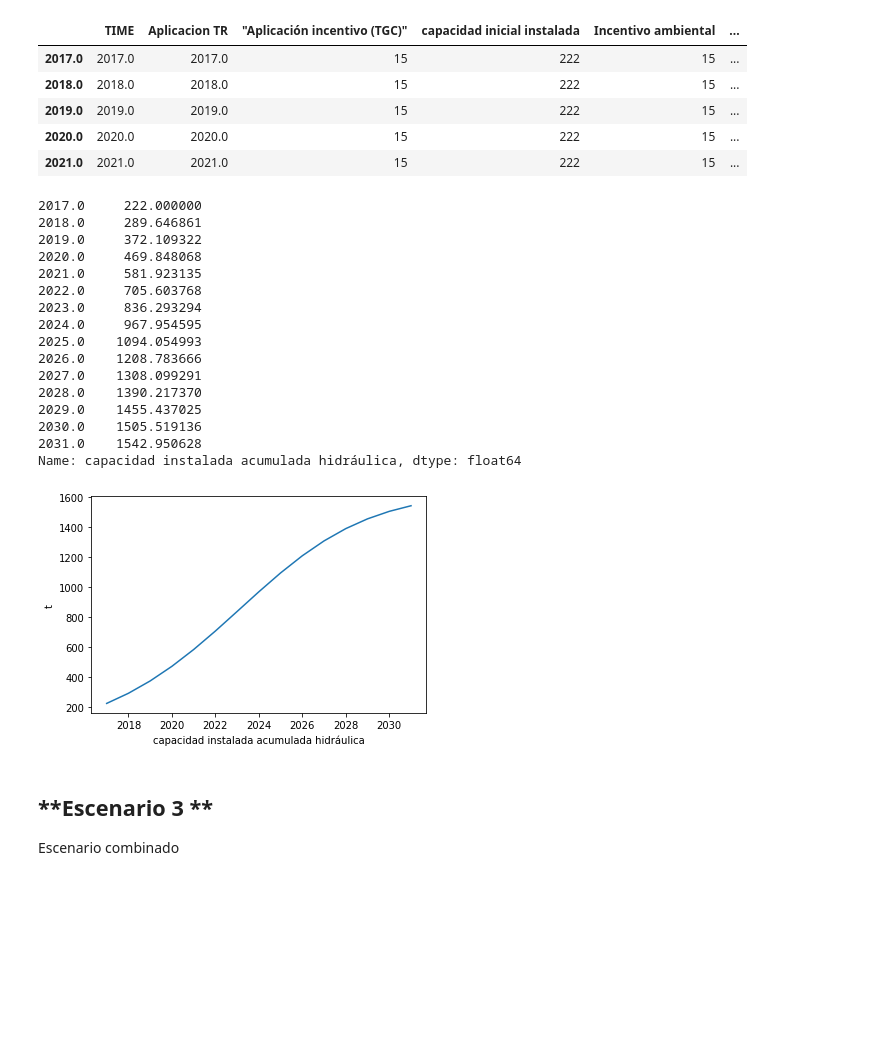
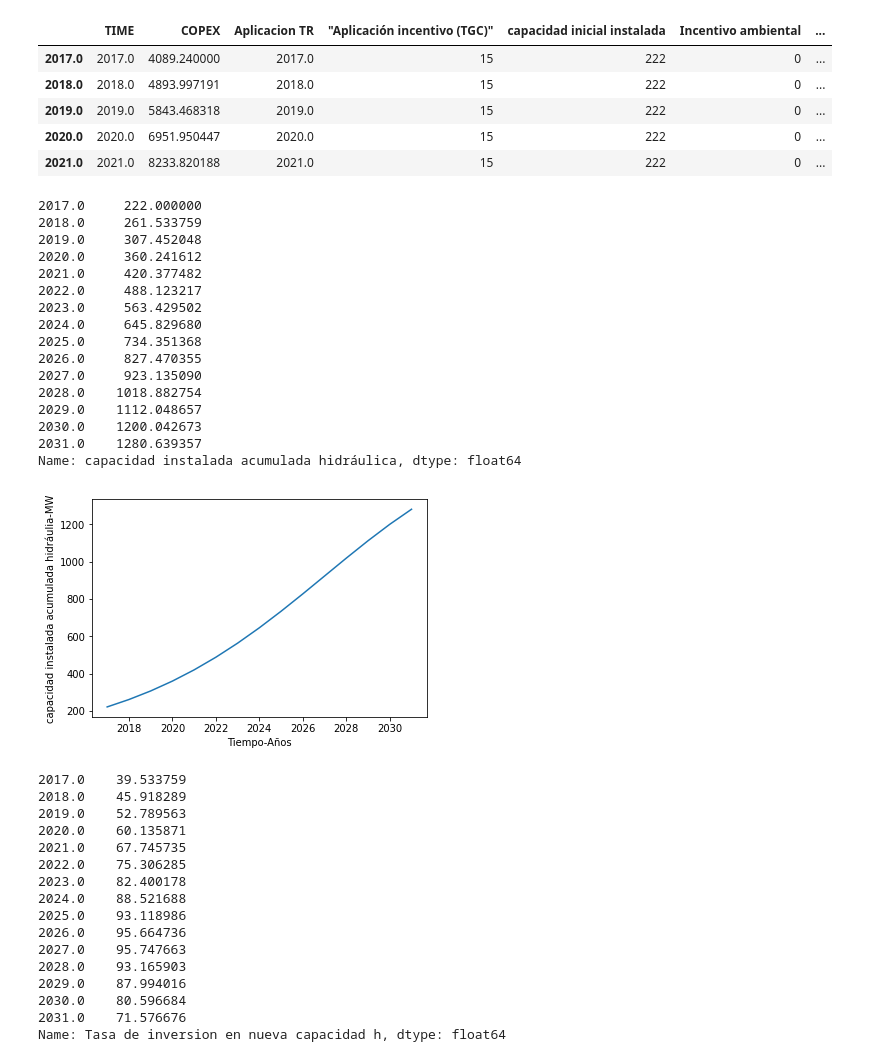
Before and after one commit to LeidyDaniela/AnalisisNumerico2020_2, a Jupyter notebook: Trabajofinal.ipynb, the cells around one changed output. Cells and saved outputs as stored; diff of their text form; code cells hidden in the pictures; blank space fills up the shorter version.

```diff
--- a/Trabajofinal.ipynb
+++ b/Trabajofinal.ipynb
@@ -168,47 +130,62 @@ Saving E2.mdl to E2.mdl
 # %%
-model= pysd.read_vensim('E2.mdl')
+model= pysd.read_vensim('E11.mdl')
 # %%
 xy = model.run()
 # %%
 xy.head()
 # %% [output]
-|  | TIME | Aplicacion TR | "Aplicación incentivo (TGC)" | capacidad inicial instalada | Incentivo ambiental | ... |
-| 2017.0 | 2017.0 | 2017.0 | 15 | 222 | 15 | ... |
-| 2018.0 | 2018.0 | 2018.0 | 15 | 222 | 15 | ... |
-| 2019.0 | 2019.0 | 2019.0 | 15 | 222 | 15 | ... |
-| 2020.0 | 2020.0 | 2020.0 | 15 | 222 | 15 | ... |
-| 2021.0 | 2021.0 | 2021.0 | 15 | 222 | 15 | ... |
+|  | TIME | COPEX | Aplicacion TR | "Aplicación incentivo (TGC)" | capacidad inicial instalada | Incentivo ambiental | ... |
+| 2017.0 | 2017.0 | 4089.240000 | 2017.0 | 15 | 222 | 0 | ... |
+| 2018.0 | 2018.0 | 4893.997191 | 2018.0 | 15 | 222 | 0 | ... |
+| 2019.0 | 2019.0 | 5843.468318 | 2019.0 | 15 | 222 | 0 | ... |
+| 2020.0 | 2020.0 | 6951.950447 | 2020.0 | 15 | 222 | 0 | ... |
+| 2021.0 | 2021.0 | 8233.820188 | 2021.0 | 15 | 222 | 0 | ... |
 # %%
 print(xy['capacidad instalada acumulada hidráulica'])
 # %% [output]
 2017.0     222.000000
-2018.0     289.646861
-2019.0     372.109322
-2020.0     469.848068
-2021.0     581.923135
-2022.0     705.603768
-2023.0     836.293294
-2024.0     967.954595
-2025.0    1094.054993
-2026.0    1208.783666
-2027.0    1308.099291
-2028.0    1390.217370
-2029.0    1455.437025
-2030.0    1505.519136
-2031.0    1542.950628
+2018.0     261.533759
+2019.0     307.452048
+2020.0     360.241612
+2021.0     420.377482
+2022.0     488.123217
+2023.0     563.429502
+2024.0     645.829680
+2025.0     734.351368
+2026.0     827.470355
+2027.0     923.135090
+2028.0    1018.882754
+2029.0    1112.048657
+2030.0    1200.042673
+2031.0    1280.639357
 Name: capacidad instalada acumulada hidráulica, dtype: float64
 # %%
 import matplotlib.pyplot as plt
 from mpl_toolkits.mplot3d import Axes3D
 
 ax = plt.figure().gca()
 ax.plot(xy['TIME'], xy['capacidad instalada acumulada hidráulica'])
-ax.set_xlabel('capacidad instalada acumulada hidráulica')
-ax.set_ylabel('t')
+ax.set_xlabel('Tiempo-Años')
+ax.set_ylabel('capacidad instalada acumulada hidráulia-MW')
 plt.show()
 # %% [output]
-[figure, old version]
+[figure, new version]
-# %% [markdown]
-**Escenario 3 **
----
-Escenario combinado
+# %%
+print(xy['Tasa de inversion en nueva capacidad h'])
+# %% [output]
+2017.0    39.533759
+2018.0    45.918289
+2019.0    52.789563
+2020.0    60.135871
+2021.0    67.745735
+2022.0    75.306285
+2023.0    82.400178
+2024.0    88.521688
+2025.0    93.118986
+2026.0    95.664736
+2027.0    95.747663
+2028.0    93.165903
+2029.0    87.994016
+2030.0    80.596684
+2031.0    71.576676
+Name: Tasa de inversion en nueva capacidad h, dtype: float64
```
Also changed, not shown: parts of 49 cells of this notebook.
